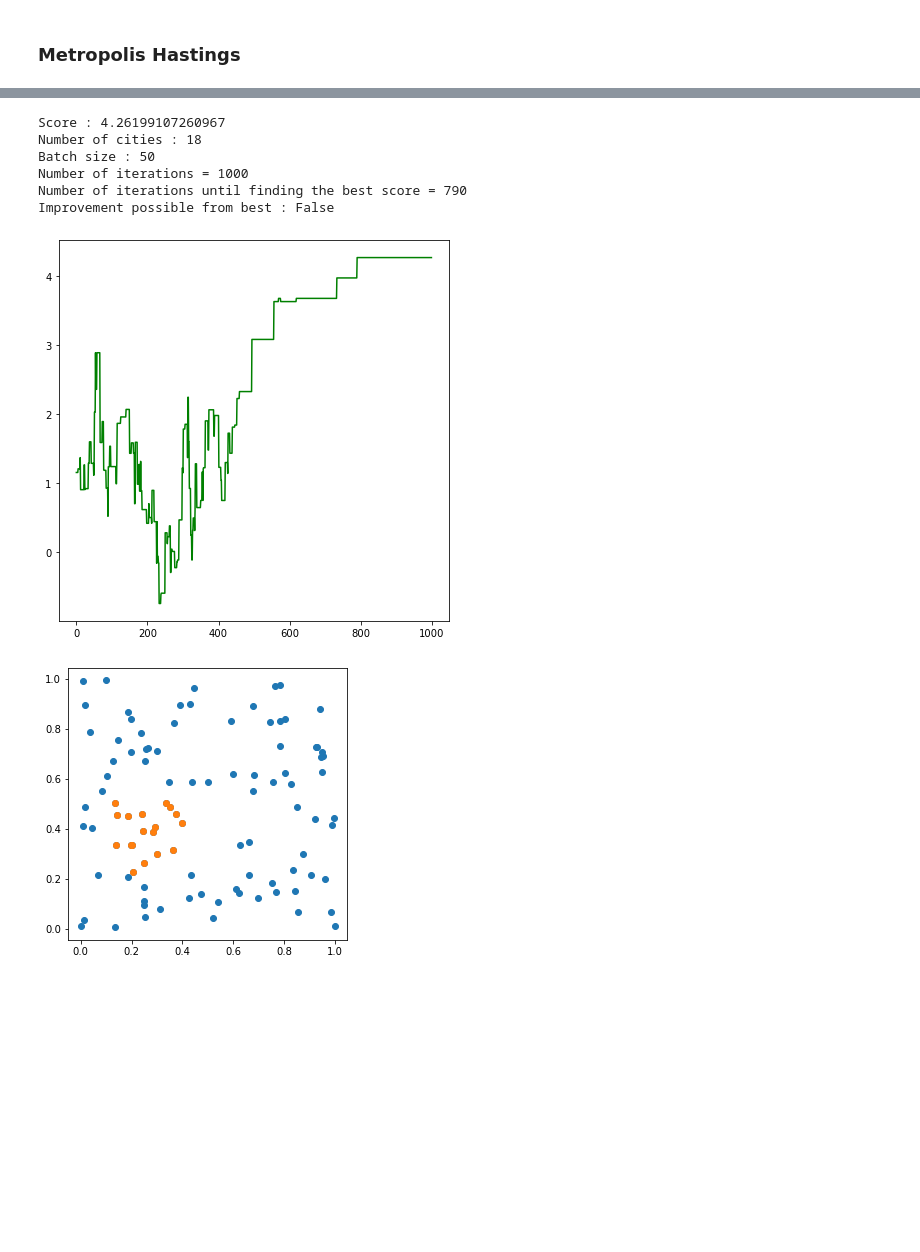
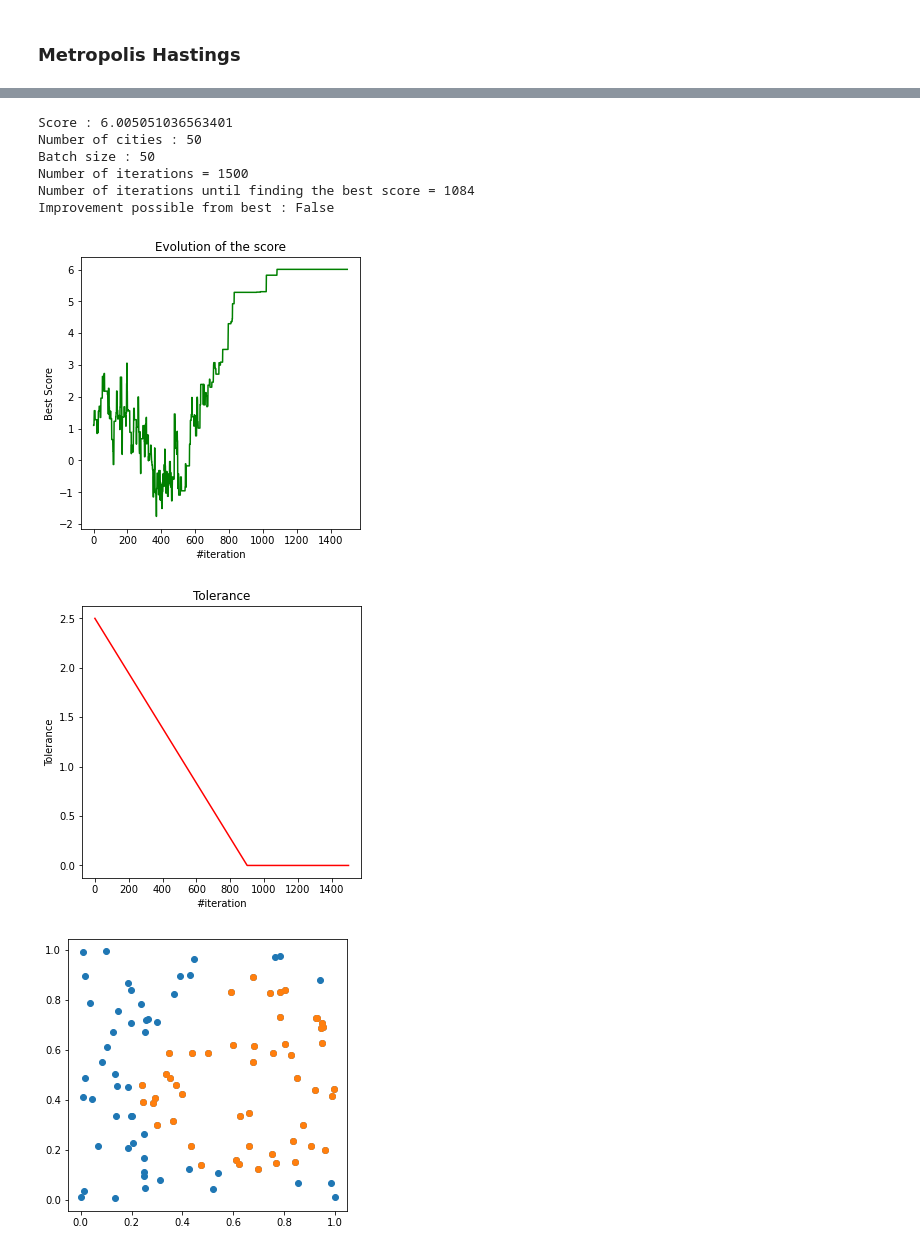
Before and after one commit to deschena/MCMC5G, a Jupyter notebook: mcaa_5g/notebook_Guillaume-Draft.ipynb, the cells around one changed output, grey strips where cells are left out. Drawn from its saved outputs; the diff is of its cells as text; code cells hidden in the pictures; blank space fills up the shorter version.

Commit message:
new plots

```diff
--- a/mcaa_5g/notebook_Guillaume-Draft.ipynb
+++ b/mcaa_5g/notebook_Guillaume-Draft.ipynb
@@ -183,11 +183,13 @@ def Metropolis_Hasting(data, _lambda, init_selection = None, plot = False, verbo
     scores = np.array([f(_lambda, data.x[selection[i]], data.v[selection[i]], data.N) for i in range(len(selection))])
     i = 0
     best_scores = []
+    tols = []
     best_score = np.max(scores)
     time_best_reached = 0
     best_selection = selection[0]
     t = init_tol
     while (i < max_iter):
+        tols.append(t)
         selection, scores = Metropolis_Hasting_step(data, _lambda, selection, scores, remove_duplicates = False, tol = t)
 
         best = np.max(scores)
@@ -210,8 +212,19 @@ def Metropolis_Hasting(data, _lambda, init_selection = None, plot = False, verbo
         print("Number of iterations until finding the best score = {}".format(time_best_reached))
         print("Improvement possible from best : {}".format(improvement_possible))
     if (plot):
-        plt.figure(figsize=(7,7))
-        plt.plot(np.arange(i), best_scores, "g")
+        plt.figure(figsize=(5,5))
+        plt.plot(np.arange(i), best_scores, c = "g")
+        plt.title("Evolution of the score")
+        plt.xlabel("#iteration")
+        plt.ylabel("Best Score")
+        #plt.savefig("score_evolution_G1_05.png")
+        plt.show()
+        plt.figure(figsize=(5,5))
+        plt.plot(np.arange(i), tols, c = "r")
+        plt.title("Tolerance")
+        plt.xlabel("#iteration")
+        plt.ylabel("Tolerance")
+        #plt.savefig("tolerance_time.png")
         plt.show()
         plt.figure(figsize=(5,5))
         selected = best_selection
@@ -221,14 +234,15 @@ def Metropolis_Hasting(data, _lambda, init_selection = None, plot = False, verbo
     return best_selection, np.max(np.array(best_scores)), time_best_reached
 # %%
 %%time
-best_selection, best, time_best_reached = Metropolis_Hasting(g,0.7, plot = True, verbose = True, batch_size = 50, max_iter = 1000, init_tol = 2.5)
+best_selection, best, time_best_reached = Metropolis_Hasting(g1,0.5, plot = True, verbose = True, batch_size = 50, max_iter = 1500, init_tol = 2.5)
 print(best)#6.005051036563401 with g1 lambda = 0.5
 # %% [output]
-Score : 4.26199107260967
-Number of cities : 18
+Score : 6.005051036563401
+Number of cities : 50
 Batch size : 50
-Number of iterations = 1000
-Number of iterations until finding the best score = 790
+Number of iterations = 1500
+Number of iterations until finding the best score = 1084
 Improvement possible from best : False
-[figure, old version]
+[figure, new version]
-[figure, old version]
+[figure, new version]
+[figure, added]
```
Also changed, not shown: parts of 7 cells of this notebook, 4 other files.
